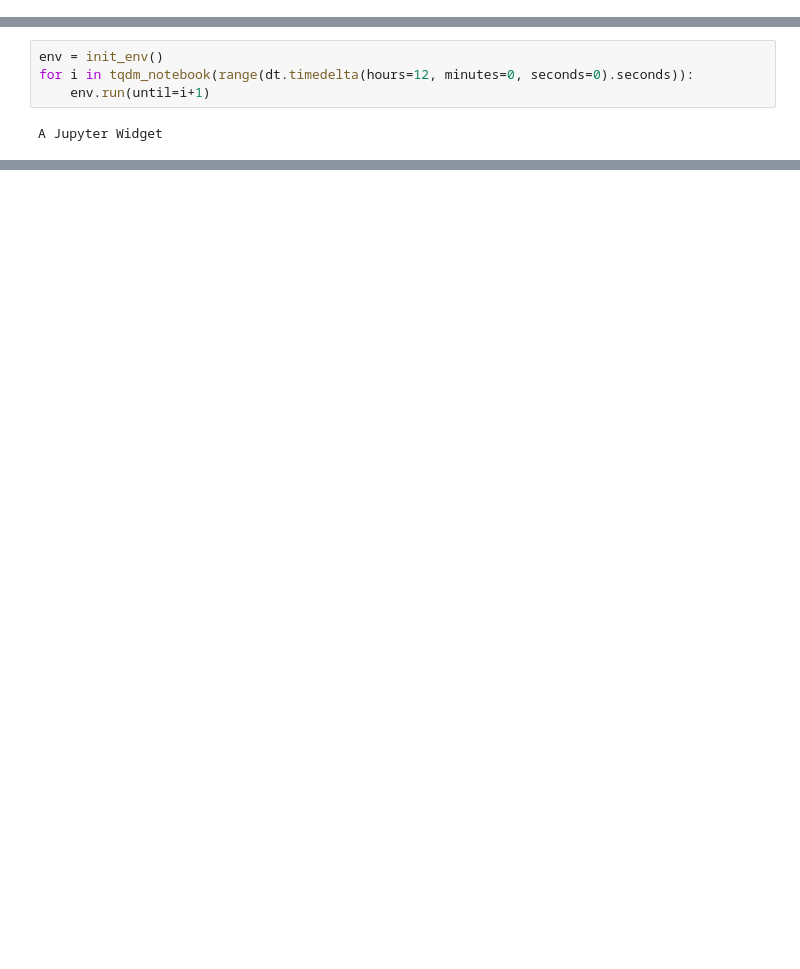
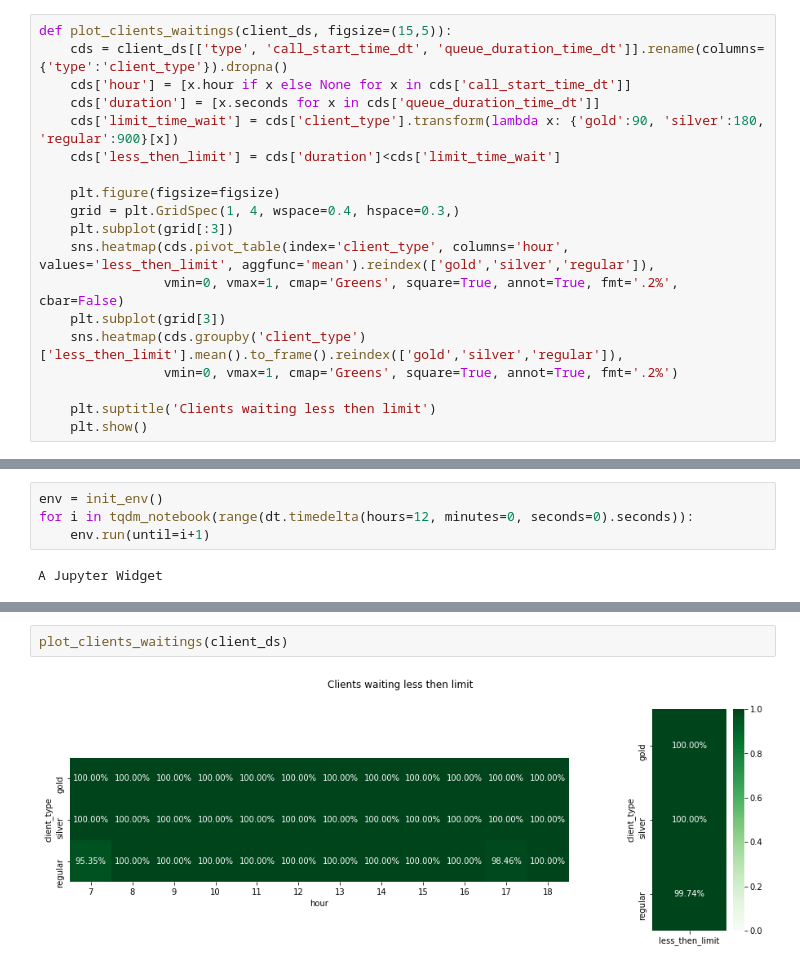
Before and after one commit to EgorDudyrev/SimMod_CourseWork, a Jupyter notebook: SimPy model.ipynb, the cells around one changed output, grey strips where cells are left out. Drawn from its saved outputs; the diff is of its cells as text; blank space fills up the shorter version.

```diff
--- a/SimPy model.ipynb
+++ b/SimPy model.ipynb
@@ -156,0 +194,19 @@ def plot_connection_duration_distr(client_ds, figsize=(15,15)):
+# %%
+def plot_clients_waitings(client_ds, figsize=(15,5)):
+    cds = client_ds[['type', 'call_start_time_dt', 'queue_duration_time_dt']].rename(columns={'type':'client_type'}).dropna()
+    cds['hour'] = [x.hour if x else None for x in cds['call_start_time_dt']]
+    cds['duration'] = [x.seconds for x in cds['queue_duration_time_dt']]
+    cds['limit_time_wait'] = cds['client_type'].transform(lambda x: {'gold':90, 'silver':180, 'regular':900}[x])
+    cds['less_then_limit'] = cds['duration']<cds['limit_time_wait']
+
+    plt.figure(figsize=figsize)
+    grid = plt.GridSpec(1, 4, wspace=0.4, hspace=0.3,)
+    plt.subplot(grid[:3])
+    sns.heatmap(cds.pivot_table(index='client_type', columns='hour', values='less_then_limit', aggfunc='mean').reindex(['gold','silver','regular']),
+                vmin=0, vmax=1, cmap='Greens', square=True, annot=True, fmt='.2%', cbar=False)
+    plt.subplot(grid[3])
+    sns.heatmap(cds.groupby('client_type')['less_then_limit'].mean().to_frame().reindex(['gold','silver','regular']),
+                vmin=0, vmax=1, cmap='Greens', square=True, annot=True, fmt='.2%')
+
+    plt.suptitle('Clients waiting less then limit')
+    plt.show()
@@ -528,0 +609,4 @@ plot_connection_duration_distr(client_ds)
+# %%
+plot_clients_waitings(client_ds)
+# %% [output]
+[figure, added]
```
Also changed, not shown: parts of 25 cells of this notebook, 3 other files.
